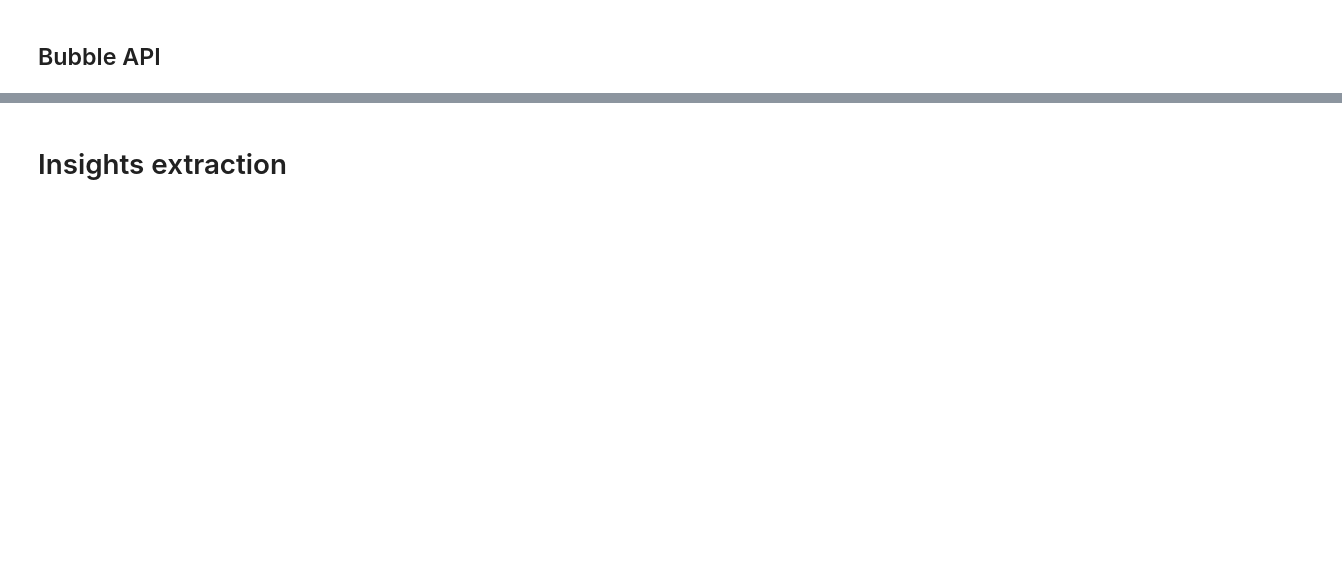
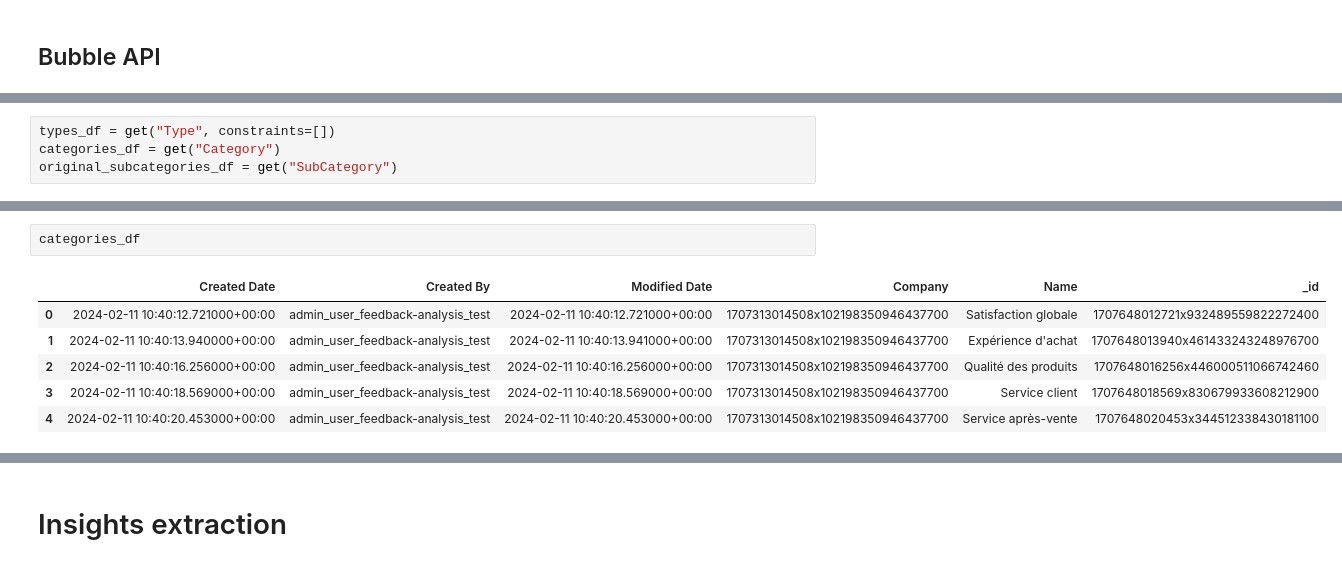
Before and after one commit to ArnaudGardille/Feedback-Analysis, a Jupyter notebook: insights_extraction.ipynb, the cells around one changed output, grey strips where cells are left out. Cells and saved outputs as stored; diff of their text form; blank space fills up the shorter version.

```diff
--- a/insights_extraction.ipynb
+++ b/insights_extraction.ipynb
@@ -69,3 +52,7 @@ filters_df = pd.DataFrame(bubble_client.get_objects("Filter",[
+# %%
+types_df = get("Type", constraints=[])
+categories_df = get("Category")
+original_subcategories_df = get("SubCategory")
 # %%
 company_infos = bubble_client.get(
     "Company",
@@ -80,0 +89,9 @@ TagInsight = enum.Enum("Categories de l'insight", [(convert_text_to_constants(x)
+# %%
+categories_df
+# %% [output]
+|  | Created Date | Created By | Modified Date | Company | Name | _id |
+| 0 | 2024-02-11 10:40:12.721000+00:00 | admin_user_feedback-analysis_test | 2024-02-11 10:40:12.721000+00:00 | 1707313014508x102198350946437700 | Satisfaction globale | 1707648012721x932489559822272400 |
+| 1 | 2024-02-11 10:40:13.940000+00:00 | admin_user_feedback-analysis_test | 2024-02-11 10:40:13.941000+00:00 | 1707313014508x102198350946437700 | Expérience d'achat | 1707648013940x461433243248976700 |
+| 2 | 2024-02-11 10:40:16.256000+00:00 | admin_user_feedback-analysis_test | 2024-02-11 10:40:16.256000+00:00 | 1707313014508x102198350946437700 | Qualité des produits | 1707648016256x446000511066742460 |
+| 3 | 2024-02-11 10:40:18.569000+00:00 | admin_user_feedback-analysis_test | 2024-02-11 10:40:18.569000+00:00 | 1707313014508x102198350946437700 | Service client | 1707648018569x830679933608212900 |
+| 4 | 2024-02-11 10:40:20.453000+00:00 | admin_user_feedback-analysis_test | 2024-02-11 10:40:20.453000+00:00 | 1707313014508x102198350946437700 | Service après-vente | 1707648020453x344512338430181100 |
```
Also changed, not shown: parts of 34 cells of this notebook, 6 other files.
